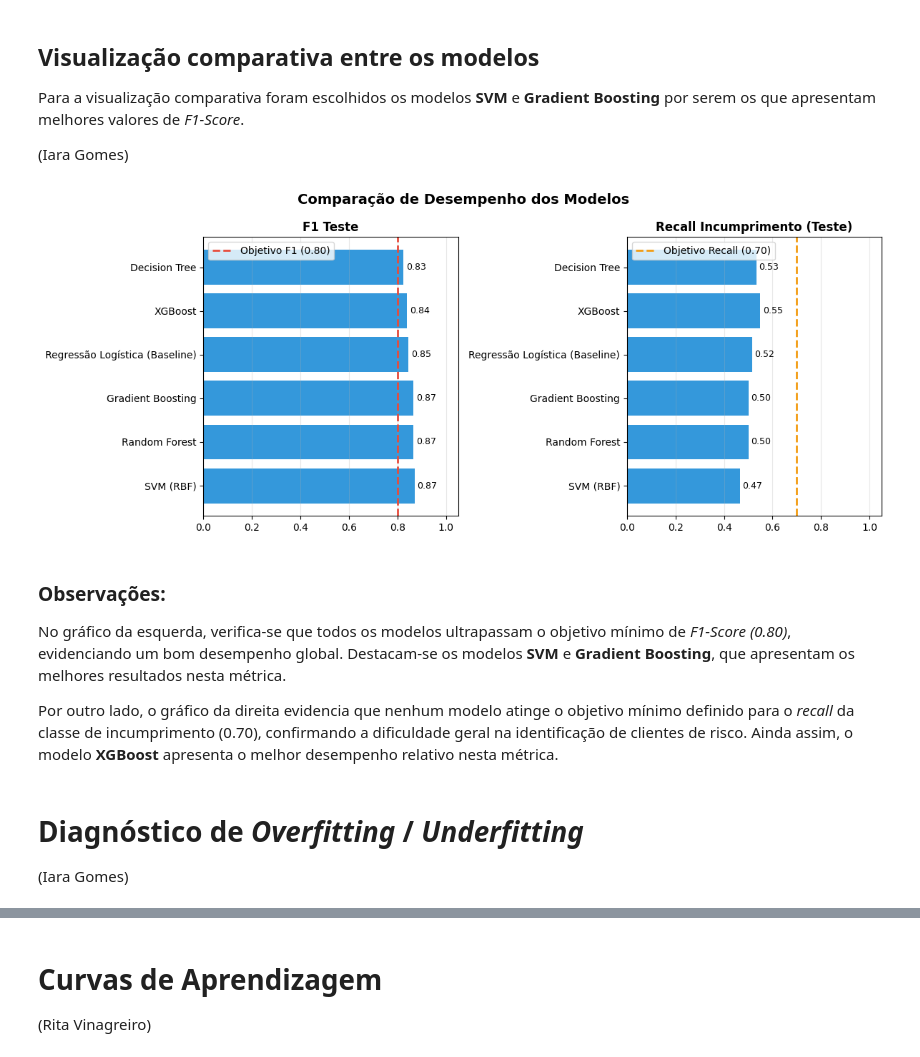
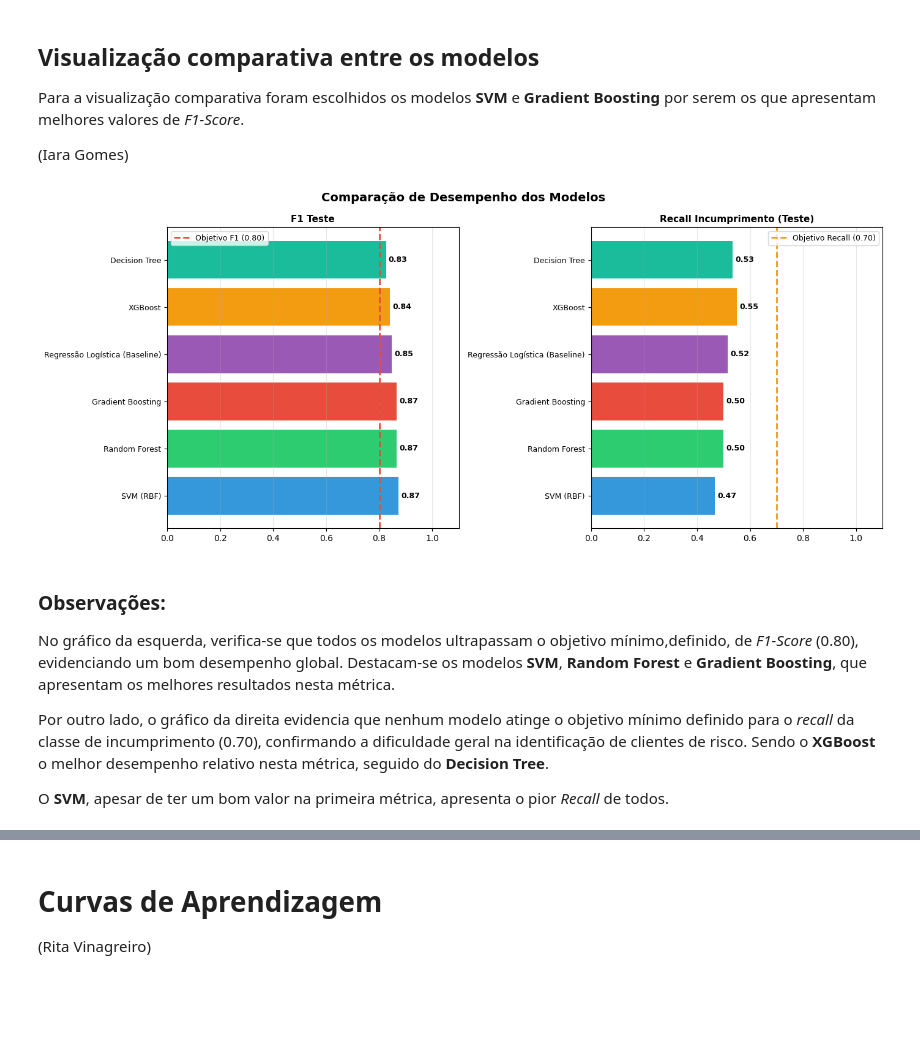
Before and after one commit to ritavinagreiro/projeto-cd-grupo5, a Jupyter notebook: notebooks/2.0_modelacao_treino.ipynb, the cells around one changed output, grey strips where cells are left out. Saved outputs shown, nothing was run; the diff lists cells and outputs as text; code cells hidden in the pictures; blank space fills up the shorter version.

```diff
--- a/notebooks/2.0_modelacao_treino.ipynb
+++ b/notebooks/2.0_modelacao_treino.ipynb
@@ -401,53 +398,56 @@ Para a visualização comparativa foram escolhidos os modelos **SVM** e **Gradie
 (Iara Gomes)
 # %%
 # VISUALIZAÇÃO COMPARATIVA
-
 metricas = ['F1 Teste', 'Recall Incumprimento (Teste)']
-
 df_plot = df_resultados.set_index('Modelo')
 
-fig, axes = plt.subplots(1, 2, figsize=(12, 5))
+fig, axes = plt.subplots(1, 2, figsize=(14, 6))  # aumentei o tamanho para acomodar 6 modelos
 
 cor_objetivo_f1 = '#E74C3C'      # vermelho
 cor_objetivo_recall = '#F39C12'  # laranja
-cor_barra = '#3498DB'            # azul
+
+# Cores diferentes por modelo para melhor distinção visual
+cores = ['#3498DB', '#2ECC71', '#E74C3C', '#9B59B6', '#F39C12', '#1ABC9C']
 
 for ax, metrica in zip(axes, metricas):
     valores = df_plot[metrica]
 
-    bars = ax.barh(valores.index, valores.values, color=cor_barra)
+    bars = ax.barh(valores.index, valores.values, color=cores[:len(valores)])
 
-    ax.set_title(metrica, fontweight='bold')
-    ax.set_xlim(0, 1.05)
+    ax.set_title(metrica, fontweight='bold', fontsize=11)
+    ax.set_xlim(0, 1.10)
 
     # Linhas de objetivo
     if 'F1' in metrica:
-        ax.axvline(0.80, color=cor_objetivo_f1, linestyle='--', linewidth=2, label='Objetivo F1 (0.80)')
+        ax.axvline(0.80, color=cor_objetivo_f1, linestyle='--',
+                   linewidth=2, label='Objetivo F1 (0.80)')
     if 'Recall' in metrica:
-        ax.axvline(0.70, color=cor_objetivo_recall, linestyle='--', linewidth=2, label='Objetivo Recall (0.70)')
+        ax.axvline(0.70, color=cor_objetivo_recall, linestyle='--',
+                   linewidth=2, label='Objetivo Recall (0.70)')
 
     # Valores nas barras
     for bar, val in zip(bars, valores.values):
         ax.text(val + 0.01,
                 bar.get_y() + bar.get_height()/2,
                 f'{val:.2f}',
                 va='center',
-                fontsize=9)
+                fontsize=9,
+                fontweight='bold')
 
-    ax.legend()
+    ax.legend(fontsize=9)
     ax.grid(axis='x', alpha=0.3)
+    ax.tick_params(axis='y', labelsize=9)  # reduz o tamanho do texto dos modelos
 
-plt.suptitle('Comparação de Desempenho dos Modelos', fontsize=14, fontweight='bold')
+plt.suptitle('Comparação de Desempenho dos Modelos',
+             fontsize=14, fontweight='bold')
 plt.tight_layout()
 plt.show()
 # %% [output]
-[figure, old version]
+[figure, new version]
 # %% [markdown]
 ### Observações:
- No gráfico da esquerda, verifica-se que todos os modelos ultrapassam o objetivo mínimo de *F1-Score (0.80)*, evidenciando um bom desempenho global. Destacam-se os modelos **SVM** e **Gradient Boosting**, que apresentam os melhores resultados nesta métrica.
+ No gráfico da esquerda, verifica-se que todos os modelos ultrapassam o objetivo mínimo,definido, de *F1-Score* (0.80), evidenciando um bom desempenho global. Destacam-se os modelos **SVM**, **Random Forest** e **Gradient Boosting**, que apresentam os melhores resultados nesta métrica.
 
-Por outro lado, o gráfico da direita evidencia que nenhum modelo atinge o objetivo mínimo definido para o *recall* da classe de incumprimento (0.70), confirmando a dificuldade geral na identificação de clientes de risco. Ainda assim, o modelo **XGBoost** apresenta o melhor desempenho relativo nesta métrica.
+Por outro lado, o gráfico da direita evidencia que nenhum modelo atinge o objetivo mínimo definido para o *recall* da classe de incumprimento (0.70), confirmando a dificuldade geral na identificação de clientes de risco. Sendo o **XGBoost** o melhor desempenho relativo nesta métrica, seguido do **Decision Tree**.
+
+O **SVM**, apesar de ter um bom valor na primeira métrica, apresenta o pior *Recall* de todos.
-# %% [markdown]
-# Diagnóstico de *Overfitting* / *Underfitting*
-
-(Iara Gomes)
```
Also changed, not shown: parts of 7 cells of this notebook.
